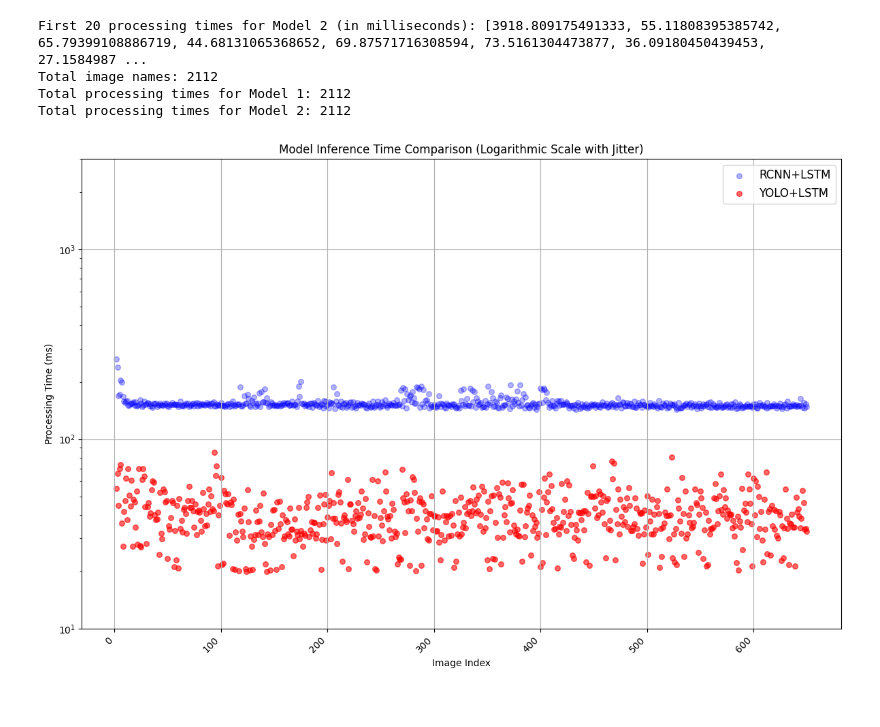
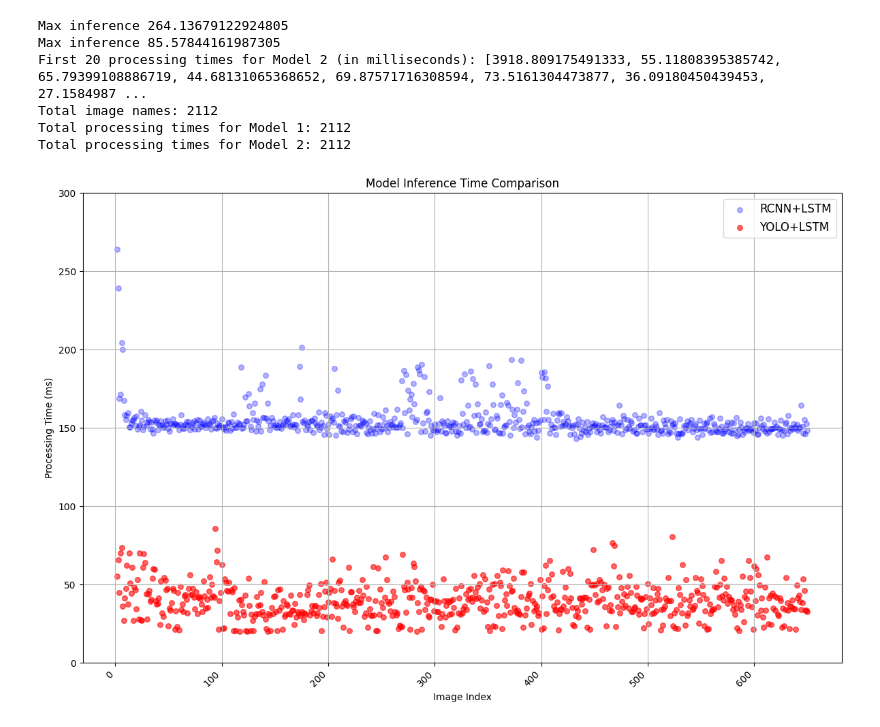
Before and after one commit to ncsu-yoon-lab/project-oval, a Jupyter notebook: project-oval/localization/test_inferences/test_inference_plotter.ipynb, the cells around one changed output. Saved outputs shown, nothing was run; the diff lists cells and outputs as text; code cells hidden in the pictures.

```diff
--- a/project-oval/localization/test_inferences/test_inference_plotter.ipynb
+++ b/project-oval/localization/test_inferences/test_inference_plotter.ipynb
@@ -110,6 +107,8 @@ with open(csv_file_path_model_2, "r") as file:
         # Convert to milliseconds by multiplying by 1000
         processing_times_model_2.append(float(row['Processing Time']) * 1000)
 
+print(f"Max inference {max(processing_times_model_1[1:650])}")
+print(f"Max inference {max(processing_times_model_2[1:650])}")
 # Display the first 20 values in milliseconds
 print("First 20 processing times for Model 2 (in milliseconds):", processing_times_model_2[:20])
 print("Total image names:", len(image_names))
@@ -119,52 +118,51 @@ print("Total processing times for Model 2:", len(processing_times_model_2))
 # Check if the lengths are consistent before plotting
 if len(image_names) == len(processing_times_model_1) == len(processing_times_model_2):
 
-    # Add jitter (optional) to spread points
-    jitter_factor = 0.005
-    processing_times_model_1_jittered = np.array(processing_times_model_1) + np.random.normal(0, jitter_factor, len(processing_times_model_1))
-    processing_times_model_2_jittered = np.array(processing_times_model_2) + np.random.normal(0, jitter_factor, len(processing_times_model_2))
-
     # Plotting both datasets on the same axes
     fig = plt.figure(figsize=(12, 8))
     ax1 = fig.add_subplot(111)
 
     # Scatter plot for Model 1 (RCNN)
-    ax1.scatter(image_names[1:650], processing_times_model_1_jittered[1:650], color='blue', s=30, alpha=0.3, label="RCNN+LSTM")
+    ax1.scatter(image_names[1:650], processing_times_model_1[1:650], color='blue', s=30, alpha=0.3, label="RCNN+LSTM")
 
     # Scatter plot for Model 2 (YOLO)
-    ax1.scatter(image_names[1:650], processing_times_model_2_jittered[1:650], color='red', s=30, alpha=0.6, label="YOLO+LSTM")
+    ax1.scatter(image_names[1:650], processing_times_model_2[1:650], color='red', s=30, alpha=0.6, label="YOLO+LSTM")
 
     # Add titles and labels
-    plt.title('Model Inference Time Comparison (Logarithmic Scale with Jitter)')
+    plt.title('Model Inference Time Comparison')
     plt.xlabel('Image Index')
     plt.ylabel('Processing Time (ms)')
     plt.xticks(rotation=45, ha='right')
 
-    # Set a logarithmic scale for the y-axis
-    ax1.set_yscale('log')
-
     # Adjust y-axis limits to zoom in on the area of interest
-    ax1.set_ylim([10, 3000])  # Adjust based on your data range
+    ax1.set_ylim([0, 300])
 
     # Add a legend with larger font size
-    plt.legend(fontsize=12)  # You can increase the fontsize as per your preference
+    plt.legend(fontsize=12)
 
     # Add a grid
-    ax1.grid(True)  # You can control grid style by passing arguments like linestyle, color, etc.
+    ax1.grid(True)
 
     # Adjust layout and display the plot
     plt.tight_layout()
+
+    # Save the plot as an image (jpg)
     plt.savefig('RCNN_VS_YOLO+LSTM.jpg', dpi=300)
+    plt.savefig('RCNN_VS_YOLO+LSTM.png', dpi=300)
+    plt.savefig('RCNN_VS_YOLO+LSTM.pdf', dpi=300)
+    # Show the plot
     plt.show()
 
 else:
     print("Lengths of the datasets do not match. Cannot plot!")
 # %% [output]
+Max inference 264.13679122924805
+Max inference 85.57844161987305
 First 20 processing times for Model 2 (in milliseconds): [3918.809175491333, 55.11808395385742, 65.79399108886719, 44.68131065368652, 69.87571716308594, 73.5161304473877, 36.09180450439453, 27.1584987 ...
 Total image names: 2112
 Total processing times for Model 1: 2112
 Total processing times for Model 2: 2112
-[figure, old version]
+[figure, new version]
 # %%
 # Open the csv file
 csv_file_path_model_1 = "RCNN_FFNN_Normal_Shallow.csv"
```
Also changed, not shown: parts of 3 cells of this notebook, 12 other files.
